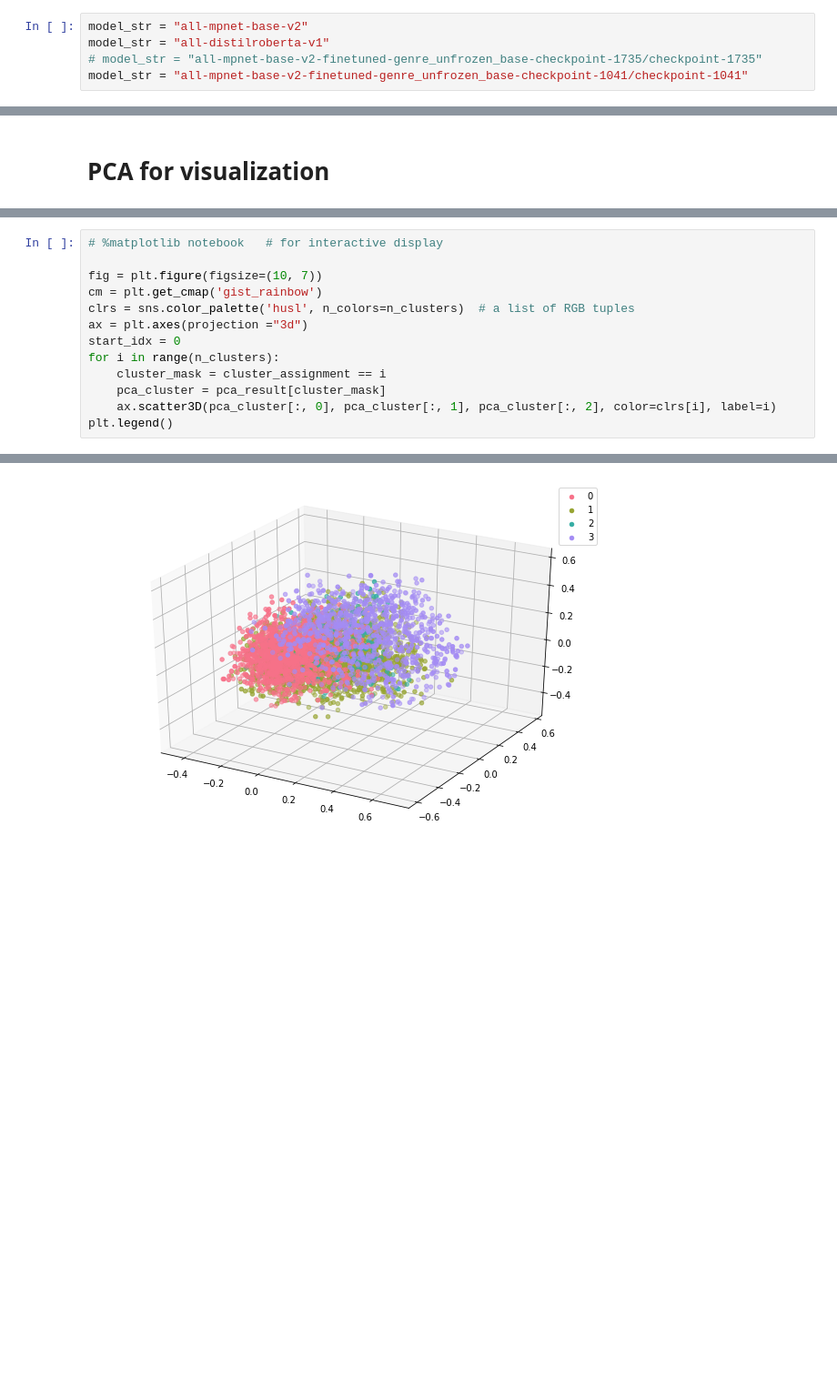
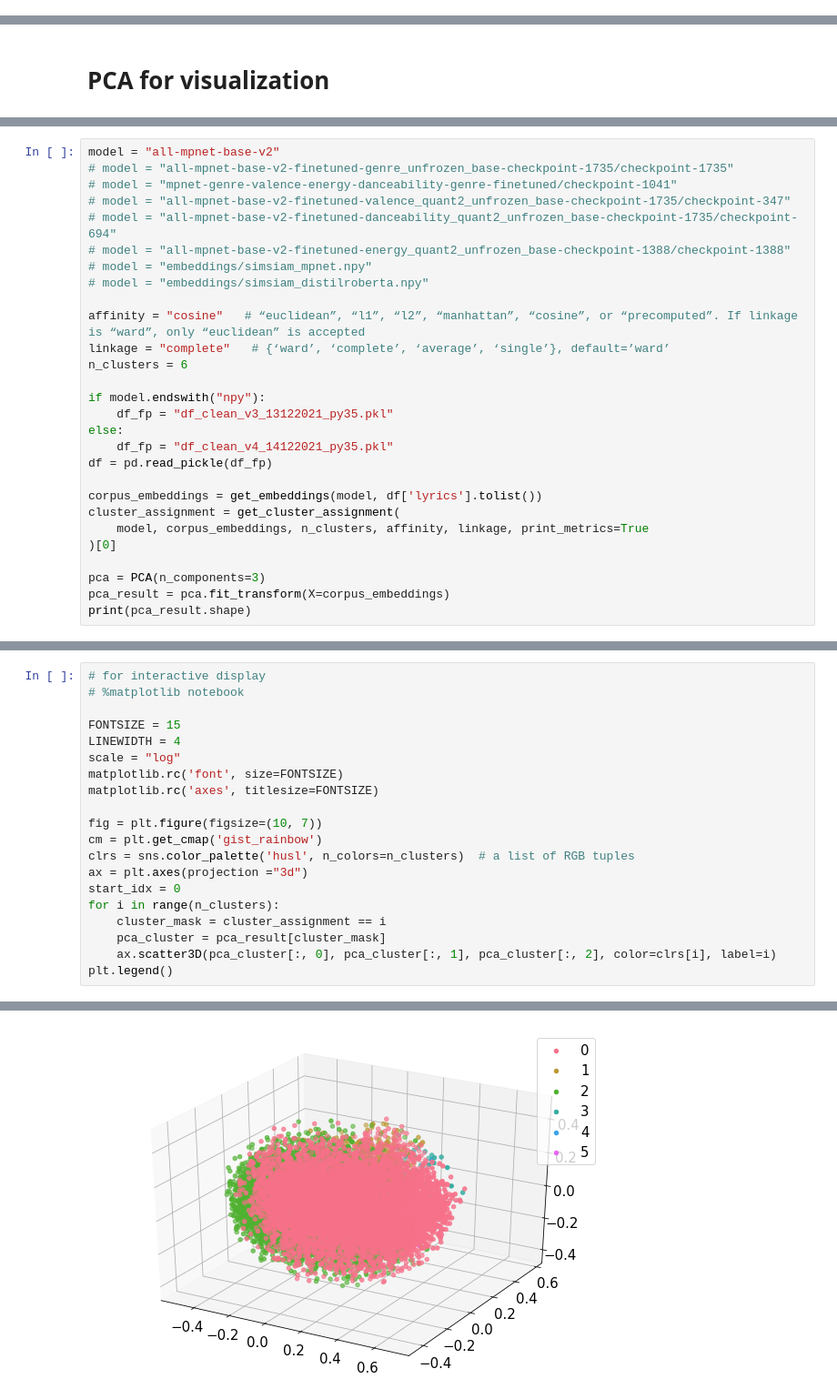
Before and after one commit to ebezzam/lyrics-mir, a Jupyter notebook: notebooks/4_clustering_embeddings.ipynb, the cells around one changed output, grey strips where cells are left out. Shown at 91% size. Drawn from its saved outputs; the diff is of its cells as text; blank space fills up the shorter version.

Commit message:
add somewhat final version of all notebooks.

```diff
--- a/notebooks/4_clustering_embeddings.ipynb
+++ b/notebooks/4_clustering_embeddings.ipynb
@@ -55,5 +23,0 @@ df_clean.head()
-# %%
-model_str = "all-mpnet-base-v2"
-model_str = "all-distilroberta-v1"
-# model_str = "all-mpnet-base-v2-finetuned-genre_unfrozen_base-checkpoint-1735/checkpoint-1735"
-model_str = "all-mpnet-base-v2-finetuned-genre_unfrozen_base-checkpoint-1041/checkpoint-1041"
@@ -308,0 +296,28 @@ print(pca_result.shape)
+# %%
+model = "all-mpnet-base-v2"
+# model = "all-mpnet-base-v2-finetuned-genre_unfrozen_base-checkpoint-1735/checkpoint-1735"
+# model = "mpnet-genre-valence-energy-danceability-genre-finetuned/checkpoint-1041"
+# model = "all-mpnet-base-v2-finetuned-valence_quant2_unfrozen_base-checkpoint-1735/checkpoint-347"
+# model = "all-mpnet-base-v2-finetuned-danceability_quant2_unfrozen_base-checkpoint-1735/checkpoint-694"
+# model = "all-mpnet-base-v2-finetuned-energy_quant2_unfrozen_base-checkpoint-1388/checkpoint-1388"
+# model = "embeddings/simsiam_mpnet.npy"
+# model = "embeddings/simsiam_distilroberta.npy"
+
+affinity = "cosine"   # “euclidean”, “l1”, “l2”, “manhattan”, “cosine”, or “precomputed”. If linkage is “ward”, only “euclidean” is accepted
+linkage = "complete"   # {‘ward’, ‘complete’, ‘average’, ‘single’}, default=’ward’
+n_clusters = 6
+
+if model.endswith("npy"):
+    df_fp = "df_clean_v3_13122021_py35.pkl"
+else:
+    df_fp = "df_clean_v4_14122021_py35.pkl"
+df = pd.read_pickle(df_fp)
+
+corpus_embeddings = get_embeddings(model, df['lyrics'].tolist())
+cluster_assignment = get_cluster_assignment(
+    model, corpus_embeddings, n_clusters, affinity, linkage, print_metrics=True
+)[0]
+
+pca = PCA(n_components=3)
+pca_result = pca.fit_transform(X=corpus_embeddings)
+print(pca_result.shape)
@@ -309,16 +334,23 @@ print(pca_result.shape)
 # %%
-# %matplotlib notebook   # for interactive display
+# for interactive display
+# %matplotlib notebook
+
+FONTSIZE = 15
+LINEWIDTH = 4
+scale = "log"
+matplotlib.rc('font', size=FONTSIZE)
+matplotlib.rc('axes', titlesize=FONTSIZE)
 
 fig = plt.figure(figsize=(10, 7))
 cm = plt.get_cmap('gist_rainbow')
 clrs = sns.color_palette('husl', n_colors=n_clusters)  # a list of RGB tuples
 ax = plt.axes(projection ="3d")
 start_idx = 0
 for i in range(n_clusters):
     cluster_mask = cluster_assignment == i
     pca_cluster = pca_result[cluster_mask]
     ax.scatter3D(pca_cluster[:, 0], pca_cluster[:, 1], pca_cluster[:, 2], color=clrs[i], label=i)
 plt.legend()
 # %% [output]
 <matplotlib.legend.Legend at 0x...>
-[figure, old version]
+[figure, new version]
```
Also changed, not shown: parts of 22 cells of this notebook, 10 other files.
